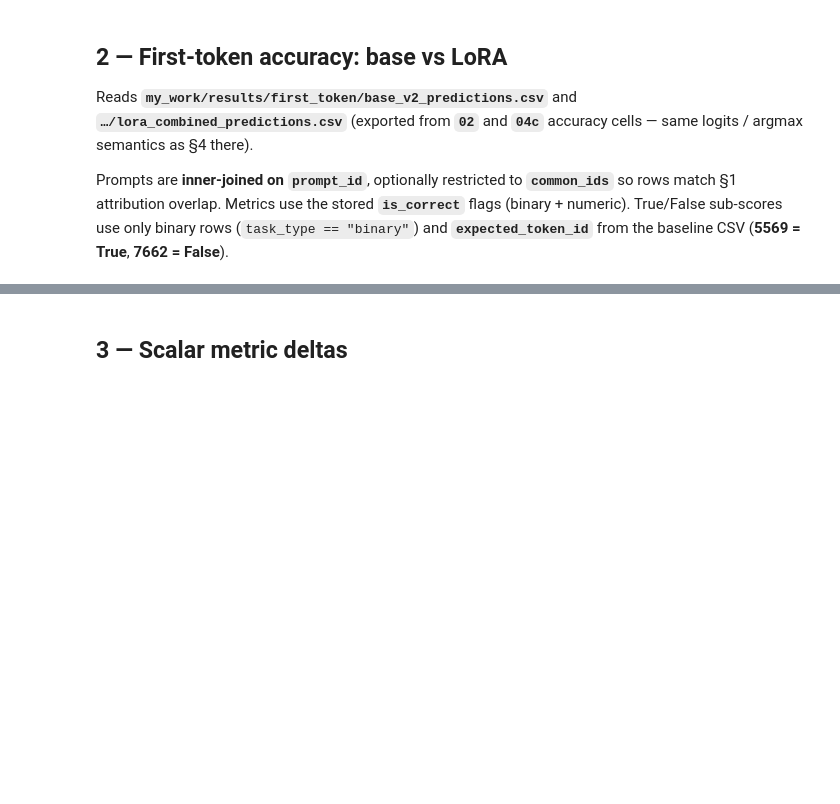
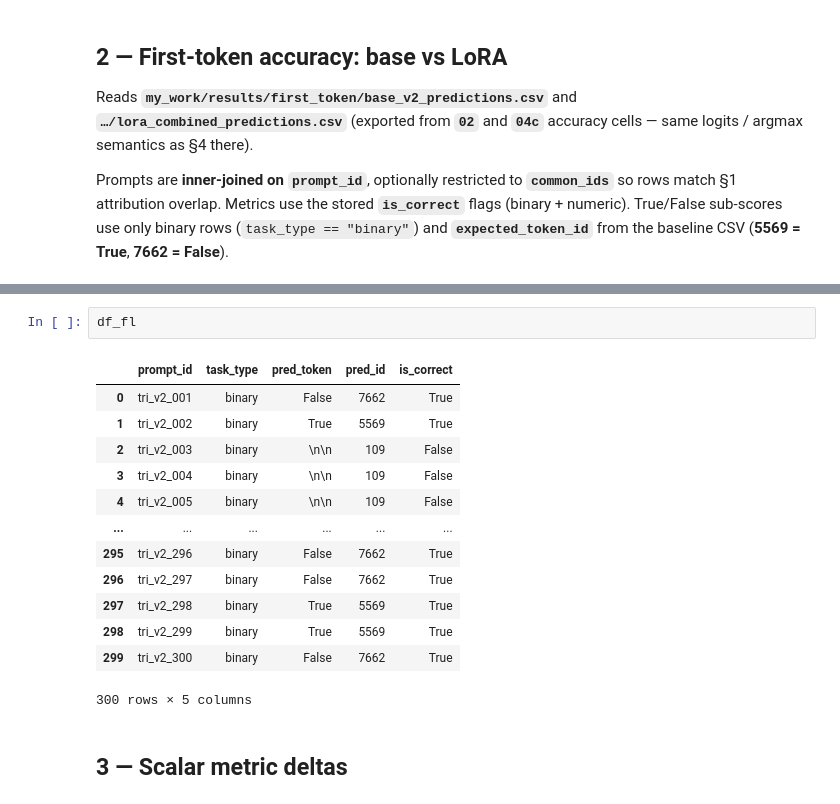
Before and after one commit to hollolaszlo88/thesis_circuit_breaker, a Jupyter notebook: my_work/notebooks/05_lora_comparison.ipynb, the cells around one changed output, grey strips where cells are left out. Cells and saved outputs as stored; diff of their text form; blank space fills up the shorter version.

```diff
--- a/my_work/notebooks/05_lora_comparison.ipynb
+++ b/my_work/notebooks/05_lora_comparison.ipynb
@@ -350,3 +354,19 @@ base_joined
+# %%
+df_fl
+# %% [output]
+|  | prompt_id | task_type | pred_token | pred_id | is_correct |
+| 0 | tri_v2_001 | binary | False | 7662 | True |
+| 1 | tri_v2_002 | binary | True | 5569 | True |
+| 2 | tri_v2_003 | binary | \n\n | 109 | False |
+| 3 | tri_v2_004 | binary | \n\n | 109 | False |
+| 4 | tri_v2_005 | binary | \n\n | 109 | False |
+| ... | ... | ... | ... | ... | ... |
+| 295 | tri_v2_296 | binary | False | 7662 | True |
+| 296 | tri_v2_297 | binary | False | 7662 | True |
+| 297 | tri_v2_298 | binary | True | 5569 | True |
+| 298 | tri_v2_299 | binary | True | 5569 | True |
+| 299 | tri_v2_300 | binary | False | 7662 | True |
+300 rows × 5 columns
 # %% [markdown]
 ## 3 — Scalar metric deltas
 # %%
```
Also changed, not shown: parts of 12 cells of this notebook, 14 other files.
